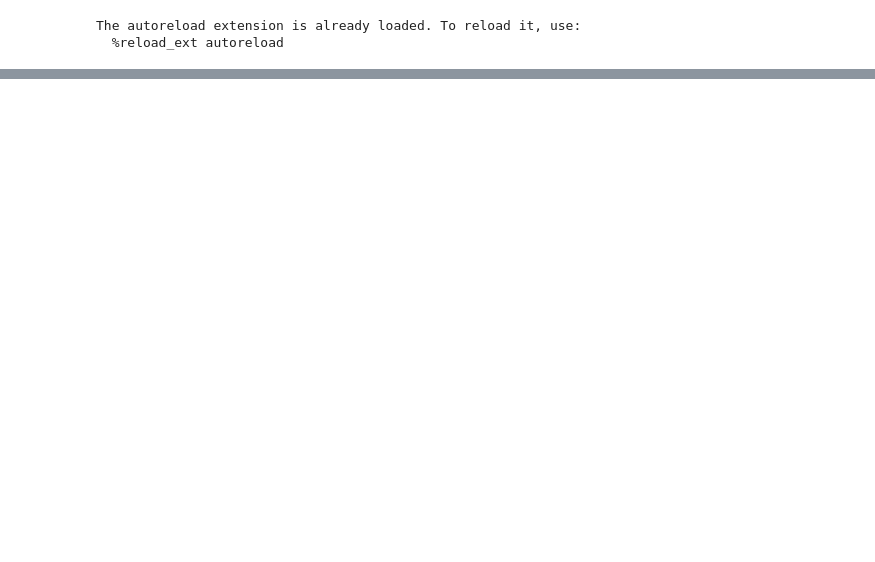
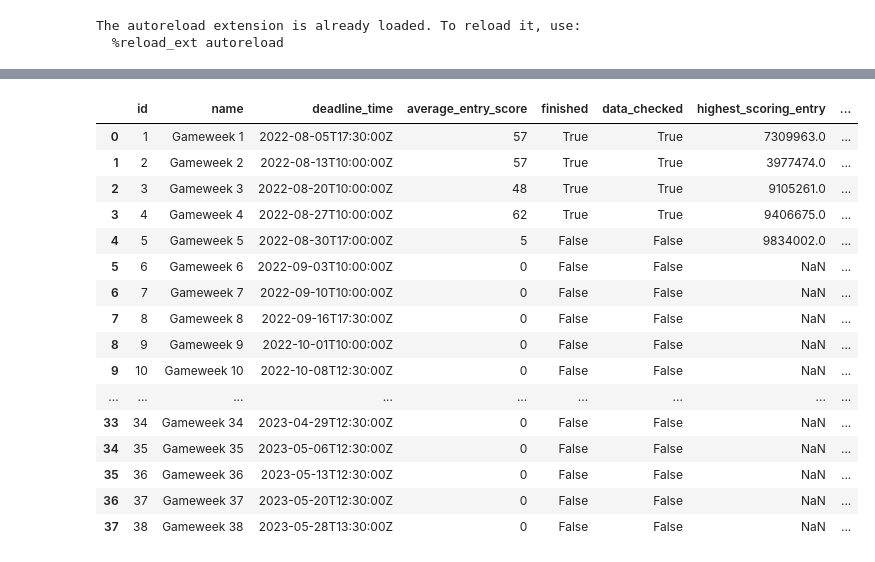
Before and after one commit to benwittbrodt/fpl, a Jupyter notebook: main.ipynb, the cells around one changed output, grey strips where cells are left out. Drawn from its saved outputs; the diff is of its cells as text; code cells hidden in the pictures; blank space fills up the shorter version.

Commit message:
finish creating db for main endpoint

```diff
--- a/main.ipynb
+++ b/main.ipynb
@@ -89,0 +17,3 @@ TypeError: 'module' object is not subscriptable
+# %%
+url = build_url('main')
+data = get_data(url)
@@ -89,0 +32,4 @@ TypeError: 'module' object is not subscriptable
+# %%
+setting = data['events']
+
+setting
@@ -89,0 +54,25 @@ TypeError: 'module' object is not subscriptable
+# %%
+
+teams = pd.DataFrame(setting)
+# %%
+#del teams['chip_plays']
+del teams['top_element_info']
+teams
+# %% [output]
+|  | id | name | deadline_time | average_entry_score | finished | data_checked | highest_scoring_entry | ... |
+| 0 | 1 | Gameweek 1 | 2022-08-05T17:30:00Z | 57 | True | True | 7309963.0 | ... |
+| 1 | 2 | Gameweek 2 | 2022-08-13T10:00:00Z | 57 | True | True | 3977474.0 | ... |
+| 2 | 3 | Gameweek 3 | 2022-08-20T10:00:00Z | 48 | True | True | 9105261.0 | ... |
+| 3 | 4 | Gameweek 4 | 2022-08-27T10:00:00Z | 62 | True | True | 9406675.0 | ... |
+| 4 | 5 | Gameweek 5 | 2022-08-30T17:00:00Z | 5 | False | False | 9834002.0 | ... |
+| 5 | 6 | Gameweek 6 | 2022-09-03T10:00:00Z | 0 | False | False | NaN | ... |
+| 6 | 7 | Gameweek 7 | 2022-09-10T10:00:00Z | 0 | False | False | NaN | ... |
+| 7 | 8 | Gameweek 8 | 2022-09-16T17:30:00Z | 0 | False | False | NaN | ... |
+| 8 | 9 | Gameweek 9 | 2022-10-01T10:00:00Z | 0 | False | False | NaN | ... |
+| 9 | 10 | Gameweek 10 | 2022-10-08T12:30:00Z | 0 | False | False | NaN | ... |
+| ... | ... | ... | ... | ... | ... | ... | ... | ... |
+| 33 | 34 | Gameweek 34 | 2023-04-29T12:30:00Z | 0 | False | False | NaN | ... |
+| 34 | 35 | Gameweek 35 | 2023-05-06T12:30:00Z | 0 | False | False | NaN | ... |
+| 35 | 36 | Gameweek 36 | 2023-05-13T12:30:00Z | 0 | False | False | NaN | ... |
+| 36 | 37 | Gameweek 37 | 2023-05-20T12:30:00Z | 0 | False | False | NaN | ... |
+| 37 | 38 | Gameweek 38 | 2023-05-28T13:30:00Z | 0 | False | False | NaN | ... |
```
Also changed, not shown: parts of 11 cells of this notebook, 2 other files.
